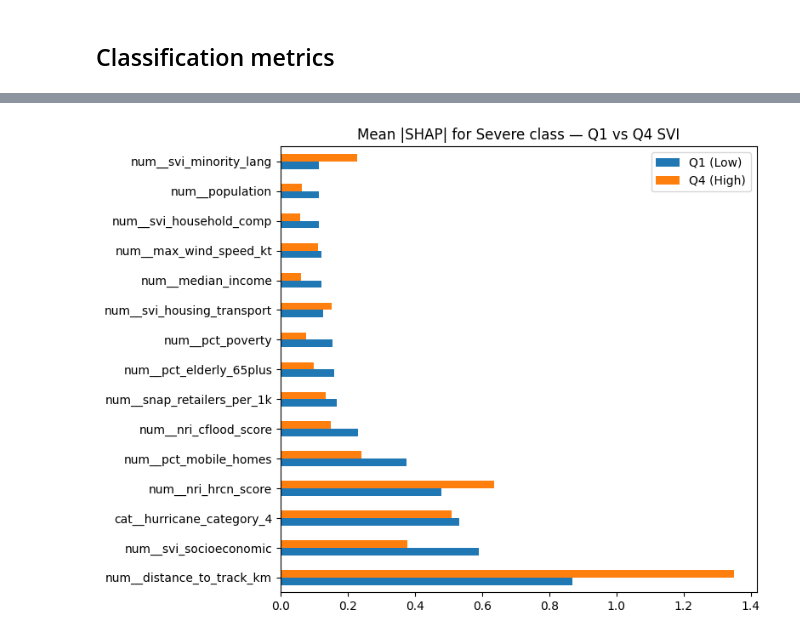
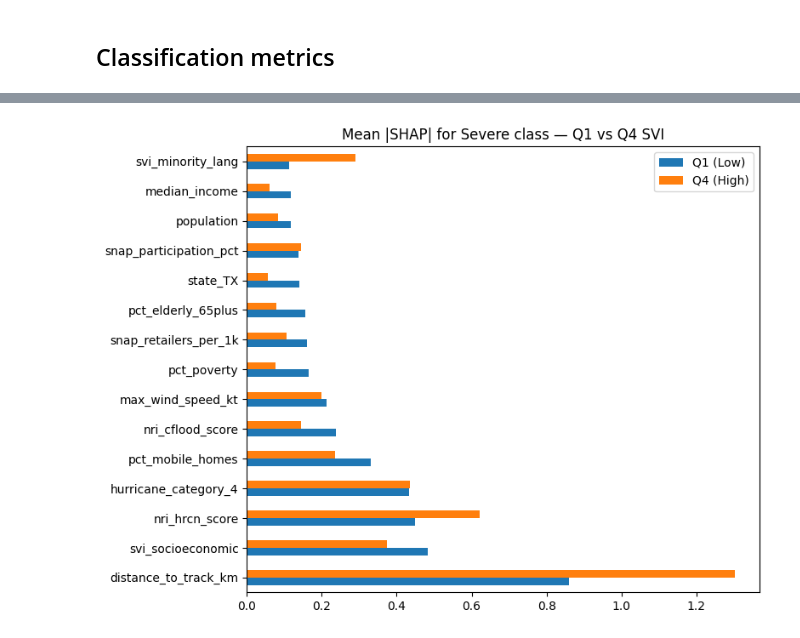
Before and after one commit to aneessaheba/hurricane-food-relief-ml, a Jupyter notebook: notebooks/07_evaluation_and_shap.ipynb, the cells around one changed output, grey strips where cells are left out. Cells and saved outputs as stored; diff of their text form; code cells hidden in the pictures.

```diff
--- a/notebooks/07_evaluation_and_shap.ipynb
+++ b/notebooks/07_evaluation_and_shap.ipynb
@@ -20,12 +20,14 @@ PROC = DATA_PATHS['processed']; MODELS = DATA_PATHS['models']
 OUT = DATA_PATHS['outputs']
 # %%
 import joblib, shap
-from sklearn.metrics import classification_report, confusion_matrix, roc_auc_score
+from sklearn.metrics import (classification_report, confusion_matrix, roc_auc_score,
+                             mean_squared_error, mean_absolute_error, r2_score)
 from src.evaluation import equity_audit, svi_quartile, shap_mean_abs_by_group
 pkg = joblib.load(MODELS / 'best_classifier.pkl')
-pipe, le, features = pkg['pipe'], pkg['label_encoder'], pkg['features']
-df = pd.read_csv(PROC / 'abt_with_clusters.csv', dtype={'zip_code': str}).dropna(subset=[TARGET_CLASS_COL])
-te = df[df['train_test_split']=='TEST'].copy()
+pipe, calibrator, le, features = pkg['pipe'], pkg['calibrator'], pkg['label_encoder'], pkg['features']
+df = pd.read_csv(PROC / 'abt.csv', dtype={'zip_code': str}).dropna(subset=[TARGET_CLASS_COL])
+# reset_index: notebook 08 and the dashboard rely on this exact TEST row order
+te = df[df['train_test_split'] == 'TEST'].reset_index(drop=True)
 Xte = te[features]; yte = le.transform(te[TARGET_CLASS_COL])
 # %% [markdown]
 ## Classification metrics
@@ -56,9 +69,7 @@ macro ROC-AUC: 0.7840150457776527
 # %%
 pkgR = joblib.load(MODELS / 'best_regressor.pkl')
-yhat = pkgR['pipe'].predict(Xte)
-te['yhat'] = yhat
+te['yhat'] = pkgR['pipe'].predict(Xte)
 for hn, sub in te.groupby('hurricane_name'):
-    from sklearn.metrics import mean_squared_error, mean_absolute_error, r2_score
     rmse = np.sqrt(mean_squared_error(sub[TARGET_COL], sub['yhat']))
     mae = mean_absolute_error(sub[TARGET_COL], sub['yhat'])
     r2 = r2_score(sub[TARGET_COL], sub['yhat'])
@@ -117,0 +85,12 @@ sv shape (2587, 32, 4)
+# %%
+pre = pipe.named_steps['pre']; model = pipe.named_steps['model']
+Xte_t = pre.transform(Xte)
+Xte_t = Xte_t.toarray() if hasattr(Xte_t, 'toarray') else Xte_t
+feat_names = [n.split('__', 1)[1] for n in pre.get_feature_names_out()]
+explainer = shap.TreeExplainer(model)
+sv = explainer.shap_values(Xte_t)
+# multi-class: list[n_classes] or ndarray (n, features, classes)
+sv_arr = np.stack(sv, axis=-1) if isinstance(sv, list) else np.asarray(sv)
+severe_idx = list(le.classes_).index('Severe')
+np.save(OUT / 'shap_values.npy', sv_arr)
+print('sv shape', sv_arr.shape)
@@ -158,0 +125,5 @@ audit
+# %%
+te['svi_q'] = svi_quartile(te['svi_overall'])
+audit = equity_audit(te[TARGET_CLASS_COL], pd.Series(le.inverse_transform(pred)), te['svi_q'])
+audit.to_csv(OUT / 'equity_audit.csv')
+audit
@@ -159,11 +138,7 @@ audit
 # %%
-# SHAP stratified by SVI quartile
-grp_align = te_valid['svi_q'].reset_index(drop=True)
-idx_align = te.reset_index(drop=True).index.isin(te_valid.reset_index().index)
-sv_class = sv_arr[idx_align, :, severe_idx]
-by_grp = shap_mean_abs_by_group(sv_class, feat_names, grp_align)
-by_grp[['Q1 (Low)','Q4 (High)']].head(15).plot(kind='barh', figsize=(8,6))
+by_grp = shap_mean_abs_by_group(sv_arr[:, :, severe_idx], feat_names, te['svi_q'])
+by_grp[['Q1 (Low)', 'Q4 (High)']].head(15).plot(kind='barh', figsize=(8, 6))
 plt.title('Mean |SHAP| for Severe class — Q1 vs Q4 SVI')
 plt.tight_layout(); plt.savefig(OUT / 'shap_by_svi.png', dpi=150); plt.show()
 # %% [output]
-[figure, old version]
+[figure, new version]
```
Also changed, not shown: parts of 14 cells of this notebook, 16 other files.
